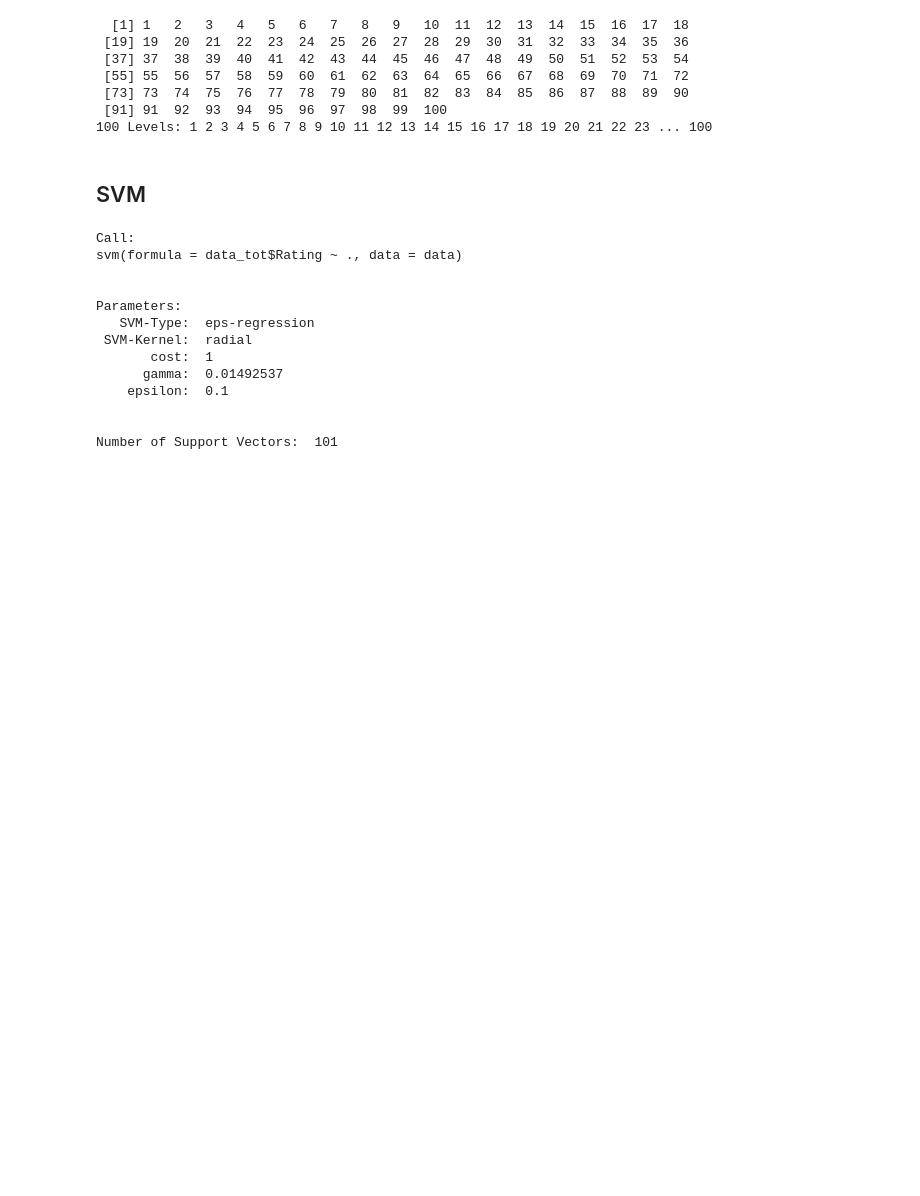
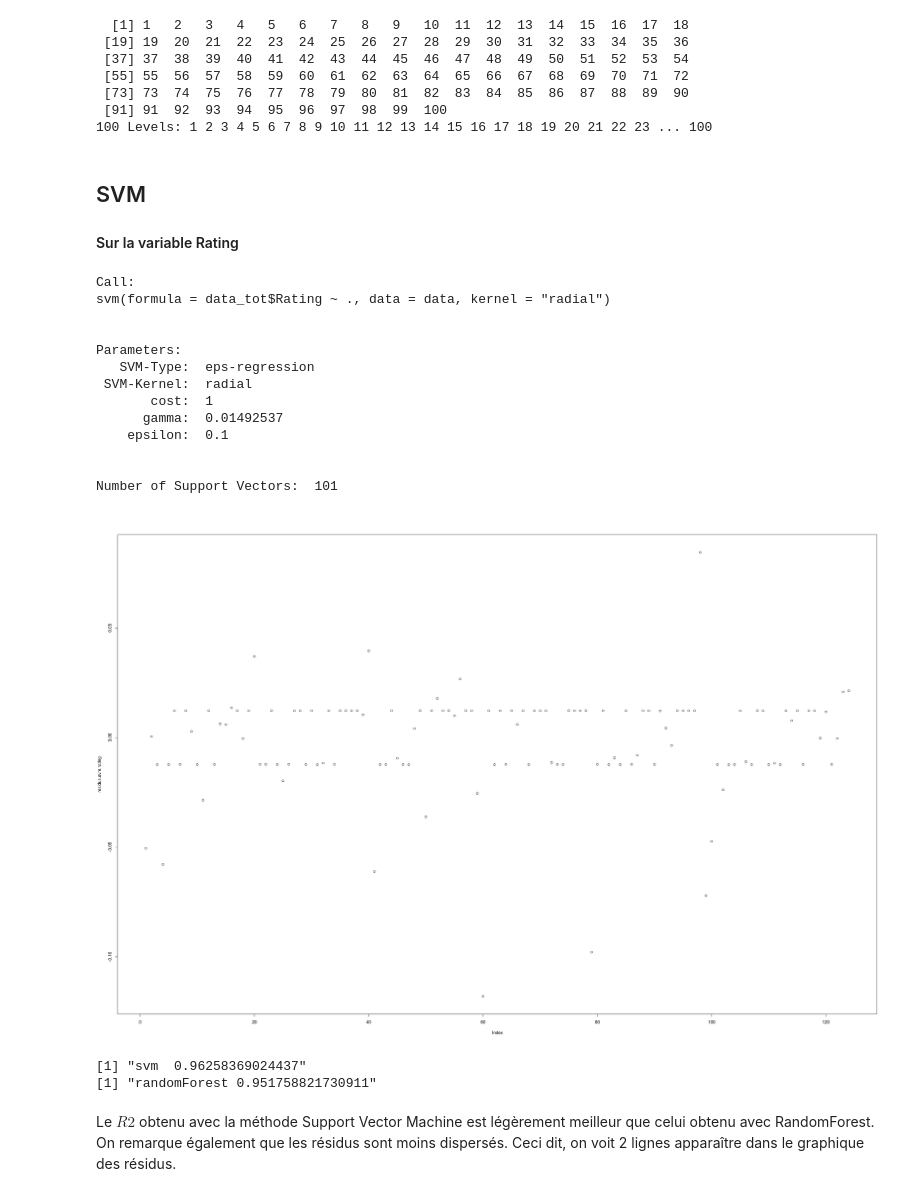
Before and after one commit to CamilleBichet/Projet_Foot_5A, a Jupyter notebook: Machine_Learning.ipynb, the cells around one changed output. Saved outputs shown, nothing was run; the diff lists cells and outputs as text; code cells hidden in the pictures; blank space fills up the shorter version.

```diff
--- a/Machine_Learning.ipynb
+++ b/Machine_Learning.ipynb
@@ -297,13 +272,15 @@ points.classe
 100 Levels: 1 2 3 4 5 6 7 8 9 10 11 12 13 14 15 16 17 18 19 20 21 22 23 ... 100
 # %% [markdown]
 ## SVM
+
+#### Sur la variable Rating
 # %%
-svm.rating = svm(data_tot$Rating ~ ., data=data)
+svm.rating = svm(data_tot$Rating ~ ., data=data, kernel="radial")
 # %%
 svm.rating
 # %% [output]
 Call:
-svm(formula = data_tot$Rating ~ ., data = data)
+svm(formula = data_tot$Rating ~ ., data = data, kernel = "radial")
 
 
 Parameters:
@@ -315,5 +292,11 @@ Parameters:
 
 
 Number of Support Vectors:  101
+# %%
+svm.predict.rating = predict(svm.rating, data)
+# %%
+residus.svm.rating = svm.predict.rating - data_tot$Rating
 # %%
-plot(svm.rating, data)
+plot(residus.svm.rating)
+# %% [output]
+[figure, added]
@@ -319,0 +305,8 @@ plot(svm.rating, data)
+# %%
+print(paste("svm ", R2svm.rating))
+print(paste("randomForest", r.squared))
+# %% [output]
+[1] "svm  0.96258369024437"
+[1] "randomForest 0.951758821730911"
+# %% [markdown]
+Le $R2$ obtenu avec la méthode Support Vector Machine est légèrement meilleur que celui obtenu avec RandomForest. On remarque également que les résidus sont moins dispersés. Ceci dit, on voit 2 lignes apparaître dans le graphique des résidus.
```
Also changed, not shown: parts of 33 cells of this notebook.
